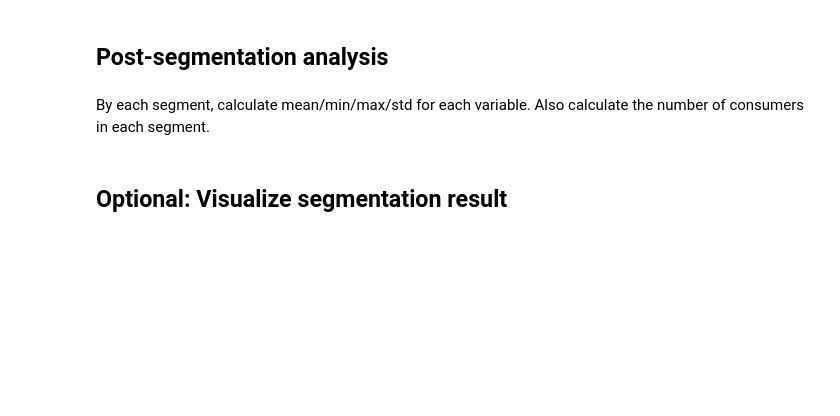
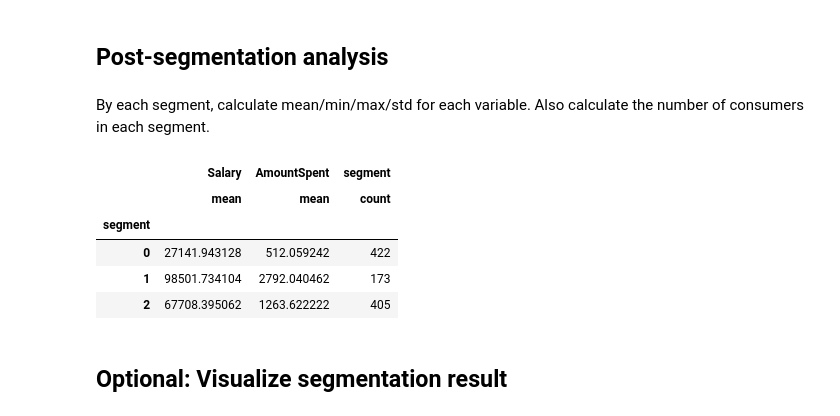
Before and after one commit to zoutianxin1992/MarketingAnalyticsPython, a Jupyter notebook: Marketing Analytics in Python/Segmentation/Notebooks/sgmt_2var_supermarket.ipynb, the cells around one changed output. Drawn from its saved outputs; the diff is of its cells as text; code cells hidden in the pictures; blank space fills up the shorter version.

```diff
--- a/Marketing Analytics in Python/Segmentation/Notebooks/sgmt_2var_supermarket.ipynb
+++ b/Marketing Analytics in Python/Segmentation/Notebooks/sgmt_2var_supermarket.ipynb
@@ -71,14 +88,21 @@ By each segment, calculate mean/min/max/std for each variable. Also calculate th
 # %%
 # your code here
 # %%
-# # We want to summarize, by each segment, the descriptive stats
-# summary_table = df.groupby("segment").aggregate({                           # groupby("X") enables the calculation is separately done for each value of X
-#     "Salary": ["mean","min","max","std"],             # calculate the mean/min/max/std of salary for each segment
-#     "AmountSpent": ["mean","min","max","std"],            # calculate the mean/min/max/std of AmountSpent for each segment
-#     "segment": "count"                                       # count how many consumers are there in each segment
-# }
-# )
-# summary_table
+# We want to summarize, by each segment, the descriptive stats
+summary_table = df.groupby("segment").aggregate({                           # groupby("X") enables the calculation is separately done for each value of X
+    "Salary": ["mean"],             # calculate the mean/min/max/std of salary for each segment
+    "AmountSpent": ["mean"],            # calculate the mean/min/max/std of AmountSpent for each segment
+    "segment": "count"                                       # count how many consumers are there in each segment
+}
+)
+summary_table
+# %% [output]
+|  | Salary | AmountSpent | segment |
+|  | mean | mean | count |
+| segment |  |  |  |
+| 0 | 27141.943128 | 512.059242 | 422 |
+| 1 | 98501.734104 | 2792.040462 | 173 |
+| 2 | 67708.395062 | 1263.622222 | 405 |
 # %% [markdown]
 ## Optional: Visualize segmentation result
 # %%
```
Also changed, not shown: parts of 8 cells of this notebook, 5 other files.
